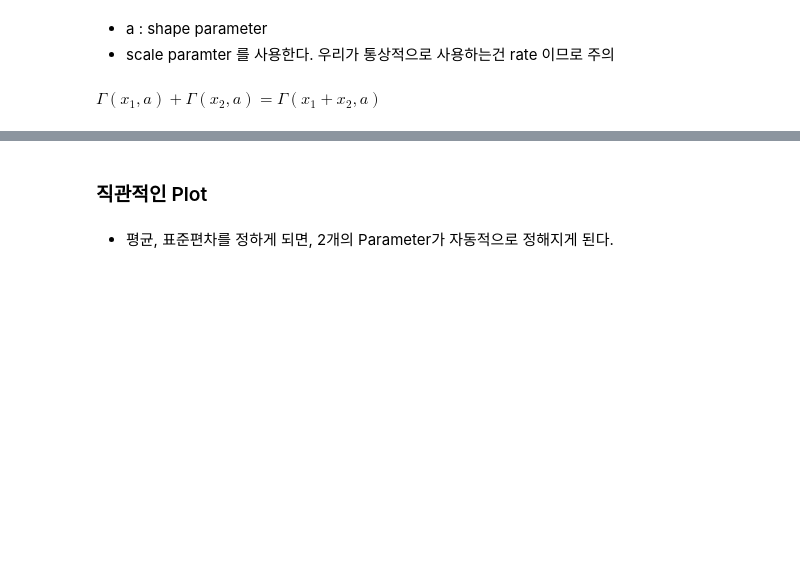
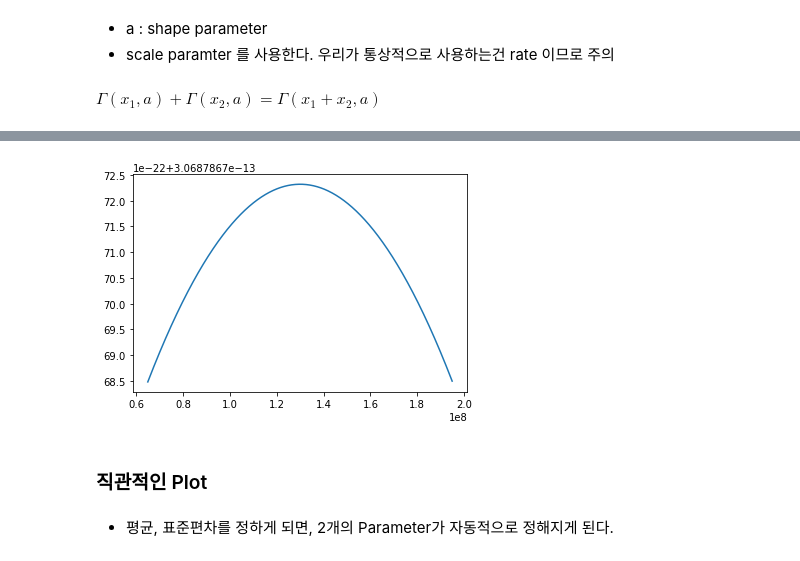
Before and after one commit to hana-dool/Data_Analysis, a Jupyter notebook: 2. Bayesian Model.ipynb, the cells around one changed output, grey strips where cells are left out. Saved outputs shown, nothing was run; the diff lists cells and outputs as text; code cells hidden in the pictures; blank space fills up the shorter version.

```diff
--- a/2. Bayesian Model.ipynb
+++ b/2. Bayesian Model.ipynb
@@ -90,3 +91,8 @@ plt.plot(x, y) ;
+# %%
+y = st.norm.pdf(x,loc = mean, scale= var)
+plt.plot(x, y) ;
+# %% [output]
+[figure, added]
 # %% [markdown]
 ### 직관적인 Plot
 # %% [markdown]
```
Also changed, not shown: parts of 8 cells of this notebook, 1 other file.
